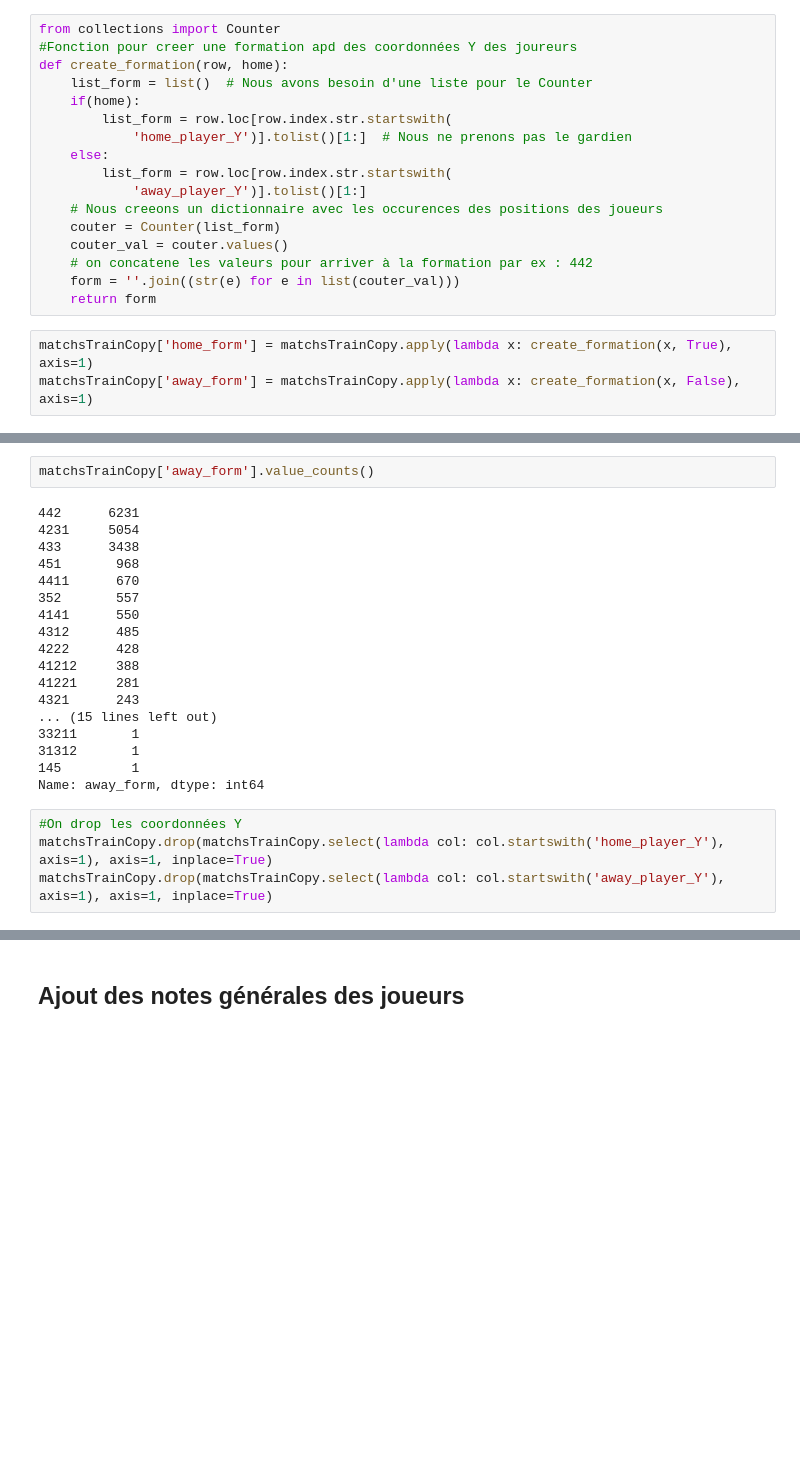
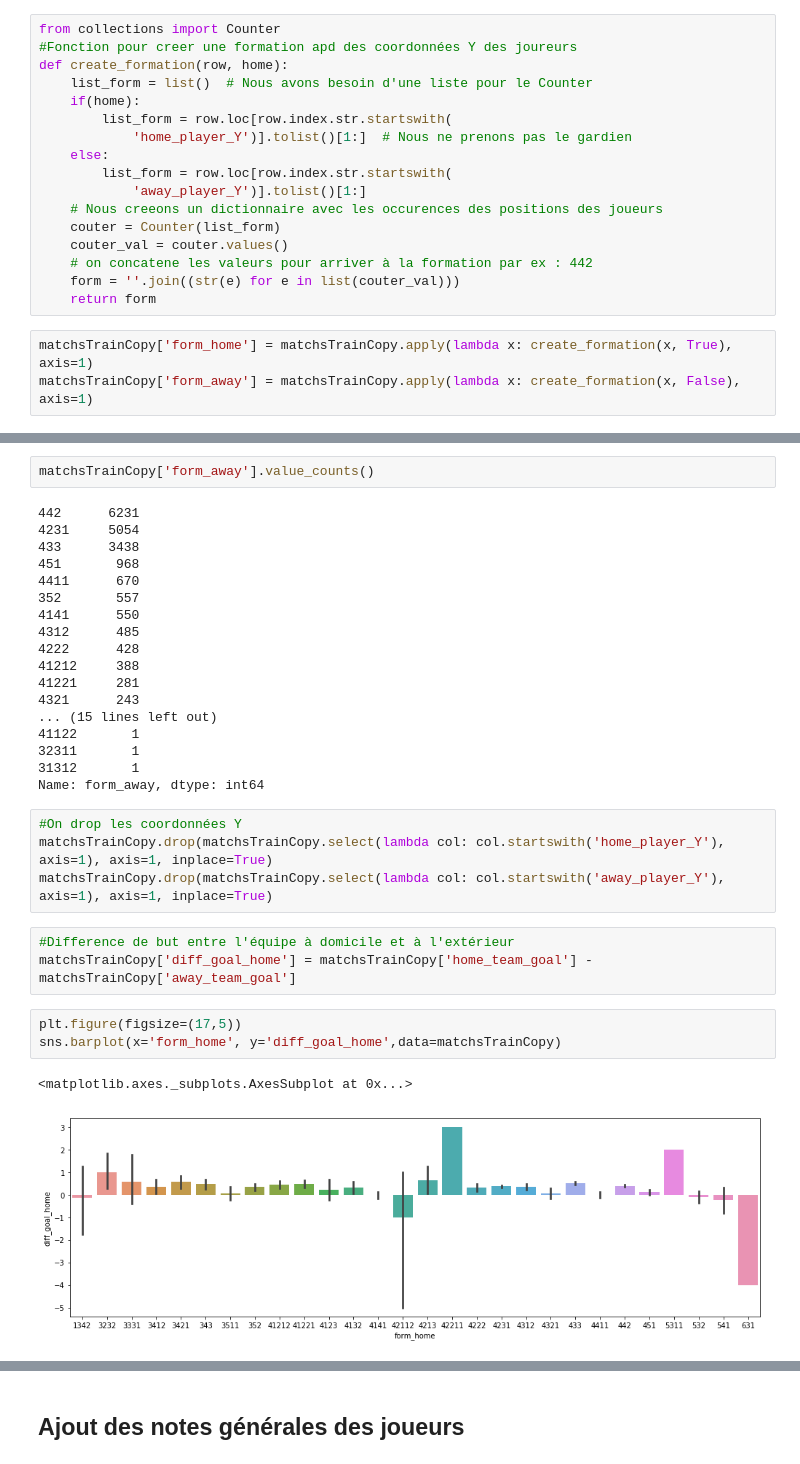
Before and after one commit to baudouinMartelee/Project_Football_Pred, a Jupyter notebook: notebooks/prepare.ipynb, the cells around one changed output, grey strips where cells are left out. Cells and saved outputs as stored; diff of their text form; blank space fills up the shorter version.

```diff
--- a/notebooks/prepare.ipynb
+++ b/notebooks/prepare.ipynb
@@ -107,6 +109,6 @@ def create_formation(row, home):
     form = ''.join((str(e) for e in list(couter_val)))
     return form
 # %%
-matchsTrainCopy['home_form'] = matchsTrainCopy.apply(lambda x: create_formation(x, True), axis=1)
-matchsTrainCopy['away_form'] = matchsTrainCopy.apply(lambda x: create_formation(x, False), axis=1)
+matchsTrainCopy['form_home'] = matchsTrainCopy.apply(lambda x: create_formation(x, True), axis=1)
+matchsTrainCopy['form_away'] = matchsTrainCopy.apply(lambda x: create_formation(x, False), axis=1)
 # %%
@@ -132,5 +134,5 @@ Name: home_form, dtype: int64
 # %%
-matchsTrainCopy['away_form'].value_counts()
+matchsTrainCopy['form_away'].value_counts()
 # %% [output]
 442      6231
 4231     5054
@@ -145,11 +147,20 @@ matchsTrainCopy['away_form'].value_counts()
 41221     281
 4321      243
 ... (15 lines left out)
-33211       1
+41122       1
+32311       1
 31312       1
-145         1
-Name: away_form, dtype: int64
+Name: form_away, dtype: int64
 # %%
 #On drop les coordonnées Y
 matchsTrainCopy.drop(matchsTrainCopy.select(lambda col: col.startswith('home_player_Y'), axis=1), axis=1, inplace=True)
 matchsTrainCopy.drop(matchsTrainCopy.select(lambda col: col.startswith('away_player_Y'), axis=1), axis=1, inplace=True)
+# %%
+#Difference de but entre l'équipe à domicile et à l'extérieur
+matchsTrainCopy['diff_goal_home'] = matchsTrainCopy['home_team_goal'] - matchsTrainCopy['away_team_goal']
+# %%
+plt.figure(figsize=(17,5))
+sns.barplot(x='form_home', y='diff_goal_home',data=matchsTrainCopy)
+# %% [output]
+<matplotlib.axes._subplots.AxesSubplot at 0x...>
+[figure, added]
```
Also changed, not shown: parts of 30 cells of this notebook, 8 other files.
